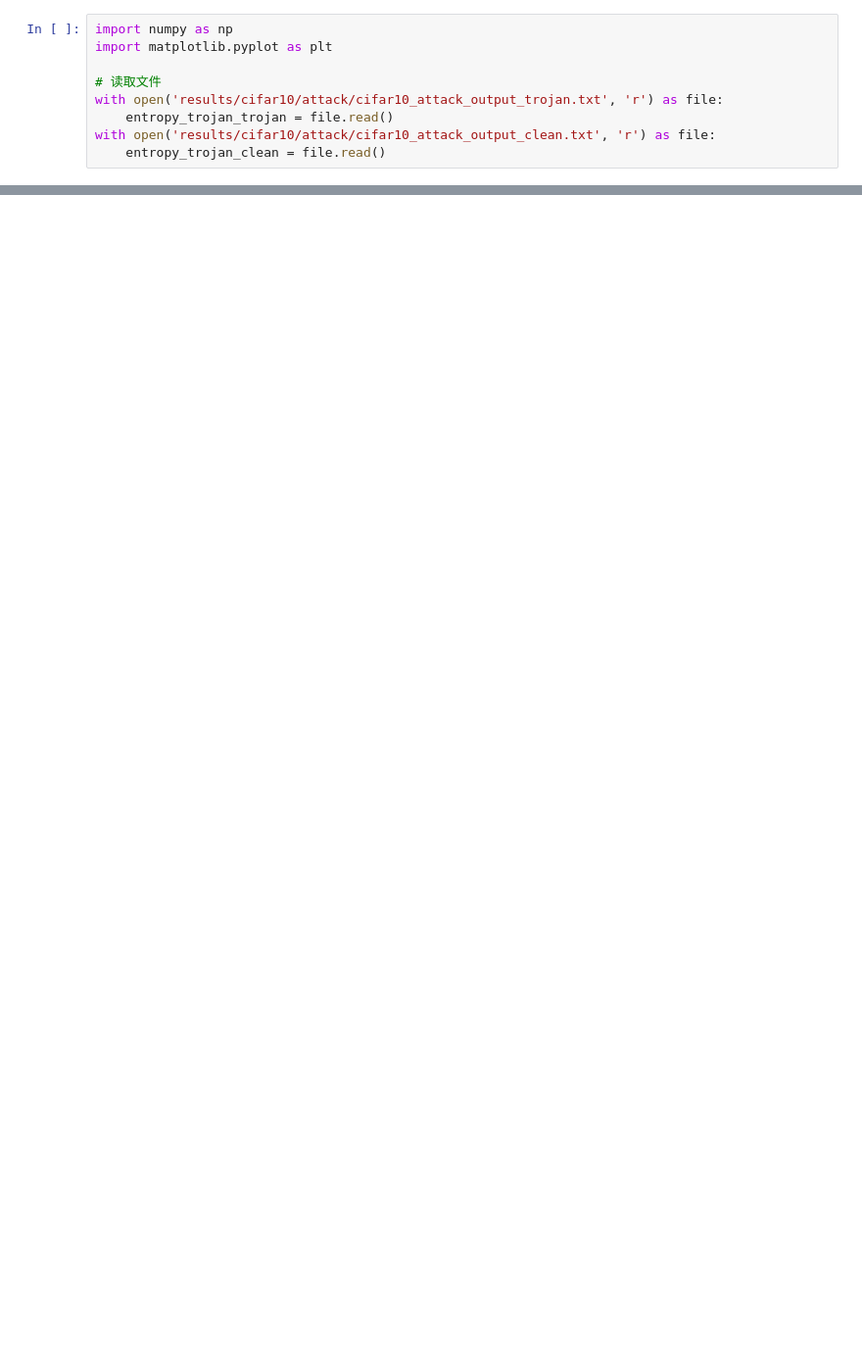
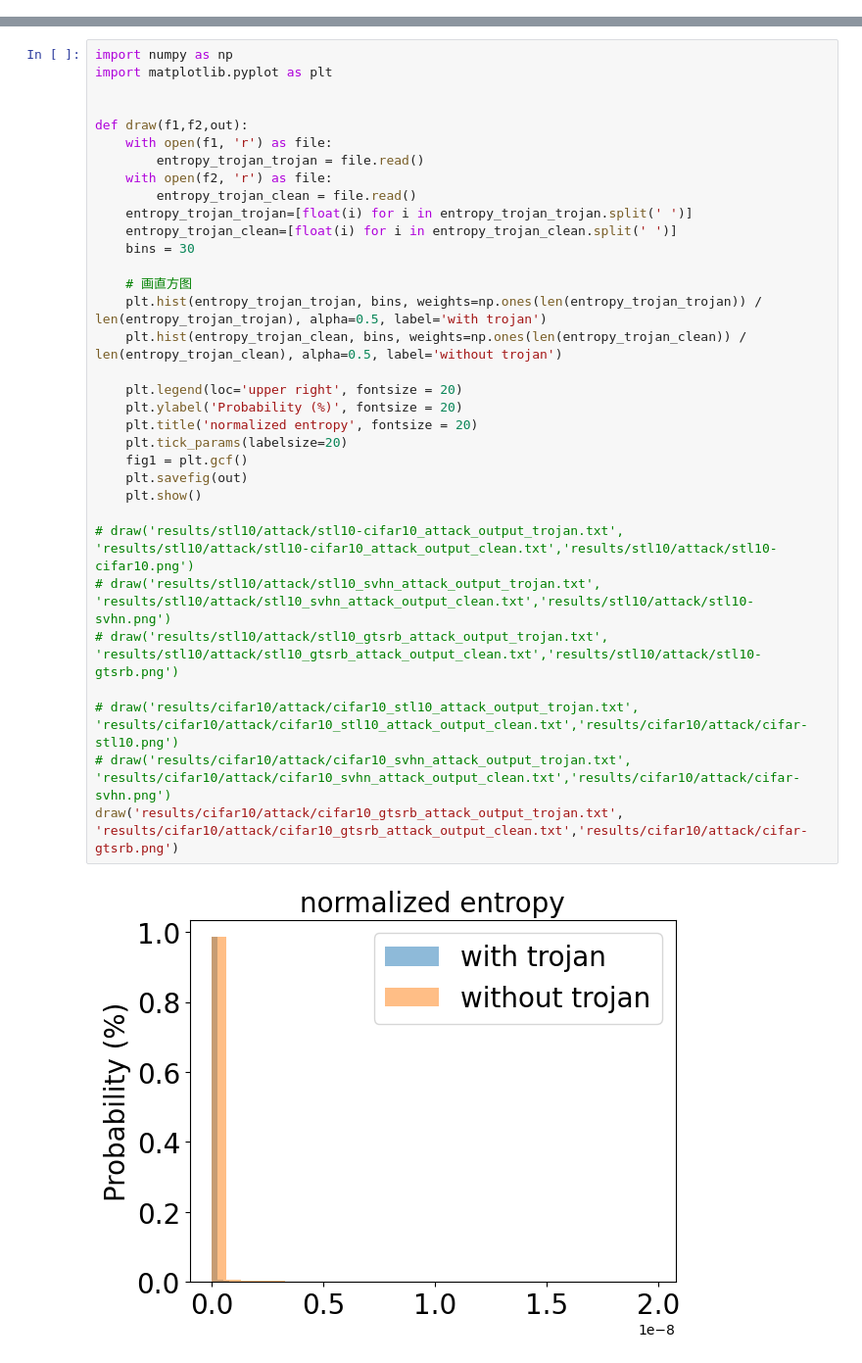
Before and after one commit to Zhang-Henry/badencoder_filter, a Jupyter notebook: defences/STRIP/visualize.ipynb, the cells around one changed output, grey strips where cells are left out. Shown at 98% size. Saved outputs shown, nothing was run; the diff lists cells and outputs as text; blank space fills up the shorter version.

```diff
--- a/defences/STRIP/visualize.ipynb
+++ b/defences/STRIP/visualize.ipynb
@@ -1,9 +0,0 @@
-# %%
-import numpy as np
-import matplotlib.pyplot as plt
-
-# 读取文件
-with open('results/cifar10/attack/cifar10_attack_output_trojan.txt', 'r') as file:
-    entropy_trojan_trojan = file.read()
-with open('results/cifar10/attack/cifar10_attack_output_clean.txt', 'r') as file:
-    entropy_trojan_clean = file.read()
@@ -28,0 +1,35 @@ plt.show()
+# %%
+import numpy as np
+import matplotlib.pyplot as plt
+
+
+def draw(f1,f2,out):
+    with open(f1, 'r') as file:
+        entropy_trojan_trojan = file.read()
+    with open(f2, 'r') as file:
+        entropy_trojan_clean = file.read()
+    entropy_trojan_trojan=[float(i) for i in entropy_trojan_trojan.split(' ')]
+    entropy_trojan_clean=[float(i) for i in entropy_trojan_clean.split(' ')]
+    bins = 30
+
+    # 画直方图
+    plt.hist(entropy_trojan_trojan, bins, weights=np.ones(len(entropy_trojan_trojan)) / len(entropy_trojan_trojan), alpha=0.5, label='with trojan')
+    plt.hist(entropy_trojan_clean, bins, weights=np.ones(len(entropy_trojan_clean)) / len(entropy_trojan_clean), alpha=0.5, label='without trojan')
+
+    plt.legend(loc='upper right', fontsize = 20)
+    plt.ylabel('Probability (%)', fontsize = 20)
+    plt.title('normalized entropy', fontsize = 20)
+    plt.tick_params(labelsize=20)
+    fig1 = plt.gcf()
+    plt.savefig(out)
+    plt.show()
+
+# draw('results/stl10/attack/stl10-cifar10_attack_output_trojan.txt', 'results/stl10/attack/stl10-cifar10_attack_output_clean.txt','results/stl10/attack/stl10-cifar10.png')
+# draw('results/stl10/attack/stl10_svhn_attack_output_trojan.txt', 'results/stl10/attack/stl10_svhn_attack_output_clean.txt','results/stl10/attack/stl10-svhn.png')
+# draw('results/stl10/attack/stl10_gtsrb_attack_output_trojan.txt', 'results/stl10/attack/stl10_gtsrb_attack_output_clean.txt','results/stl10/attack/stl10-gtsrb.png')
+
+# draw('results/cifar10/attack/cifar10_stl10_attack_output_trojan.txt', 'results/cifar10/attack/cifar10_stl10_attack_output_clean.txt','results/cifar10/attack/cifar-stl10.png')
+# draw('results/cifar10/attack/cifar10_svhn_attack_output_trojan.txt', 'results/cifar10/attack/cifar10_svhn_attack_output_clean.txt','results/cifar10/attack/cifar-svhn.png')
+draw('results/cifar10/attack/cifar10_gtsrb_attack_output_trojan.txt', 'results/cifar10/attack/cifar10_gtsrb_attack_output_clean.txt','results/cifar10/attack/cifar-gtsrb.png')
+# %% [output]
+[figure, added]
```
Also changed, not shown: parts of 3 cells of this notebook, 28 other files.
